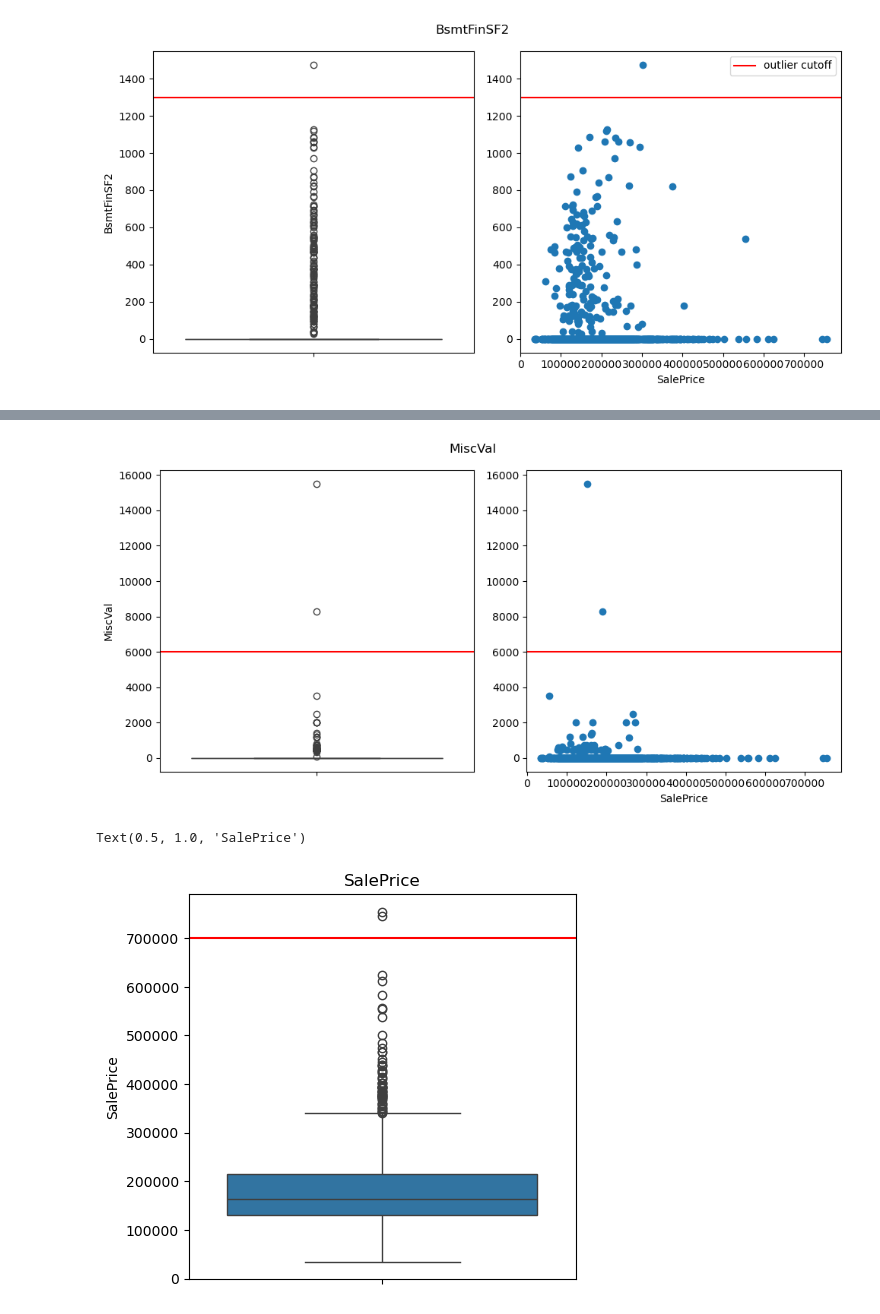
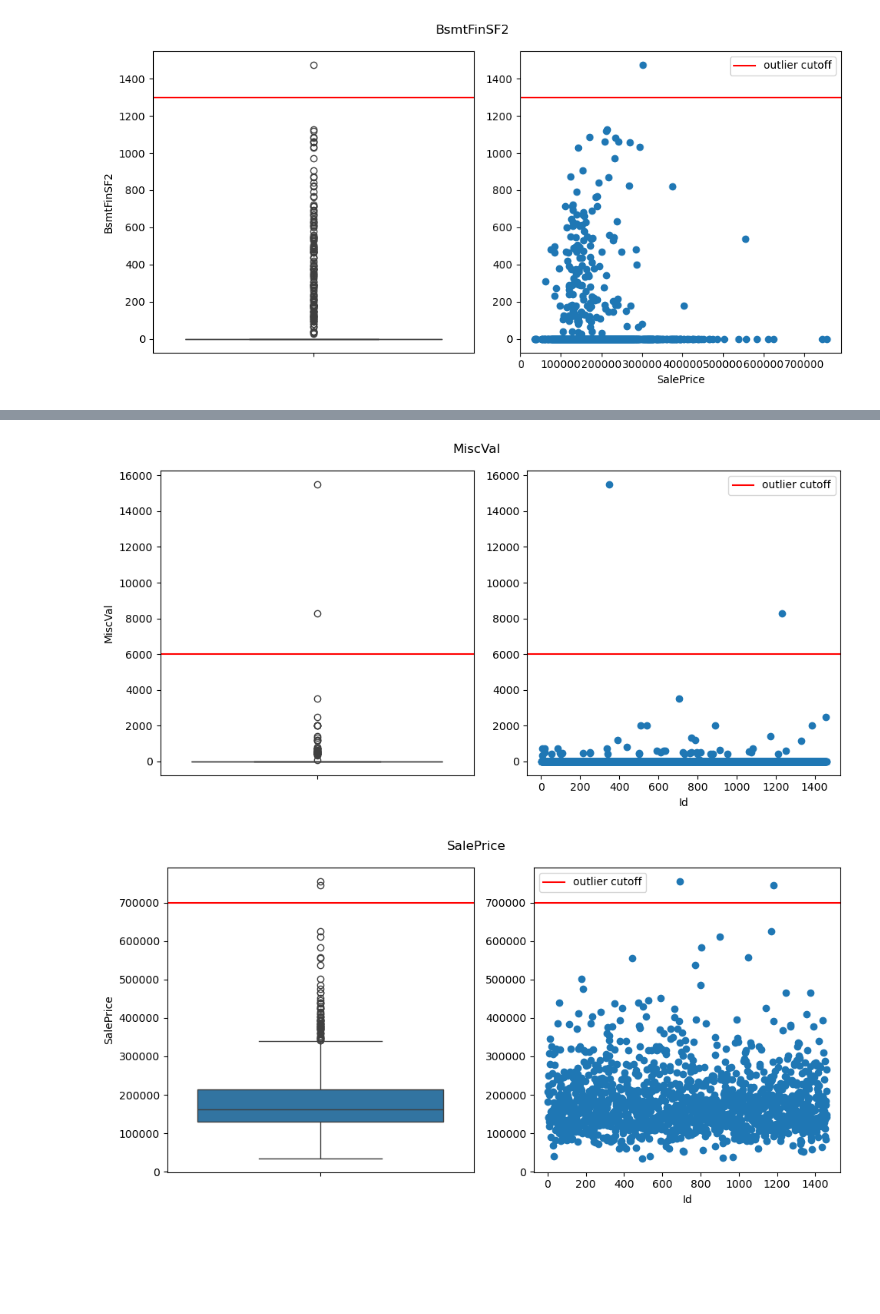
Before and after one commit to MeghanBarritt/kaggle-comp-housing-prices, a Jupyter notebook: Notebooks/1-EDA.ipynb, the cells around one changed output, grey strips where cells are left out. Cells and saved outputs as stored; diff of their text form; code cells hidden in the pictures; blank space fills up the shorter version.

Commit message:
Charts for correlations and outliers

```diff
--- a/Notebooks/1-EDA.ipynb
+++ b/Notebooks/1-EDA.ipynb
@@ -482,19 +595,26 @@ sns.boxplot(train_df['MiscVal'])
 plt.axhline(y=6000,color='red')
 
 plt.subplot(1,2,2)
-plt.scatter(train_df['SalePrice'],train_df['MiscVal'])
+plt.scatter(train_df['Id'],train_df['MiscVal'])
 plt.axhline(y=6000,color='red',label='outlier cutoff')
-plt.xlabel('SalePrice')
-
+plt.xlabel('Id')
+plt.legend()
 plt.suptitle('MiscVal')
 plt.tight_layout()
 # %% [output]
-[figure, old version]
+[figure, new version]
 # %%
-plt.figure(figsize=(5,5))
+plt.figure(figsize=(10,5))
+plt.subplot(1,2,1)
 sns.boxplot(train_df['SalePrice'])
 plt.axhline(y=700000,color='red')
-plt.title('SalePrice')
+
+plt.subplot(1,2,2)
+plt.scatter(train_df['Id'],train_df['SalePrice'])
+plt.axhline(y=700000,color='red',label='outlier cutoff')
+plt.xlabel('Id')
+plt.legend()
+plt.suptitle('SalePrice')
+plt.tight_layout()
 # %% [output]
-Text(0.5, 1.0, 'SalePrice')
-[figure, old version]
+[figure, new version]
```
Also changed, not shown: parts of 26 cells of this notebook.
